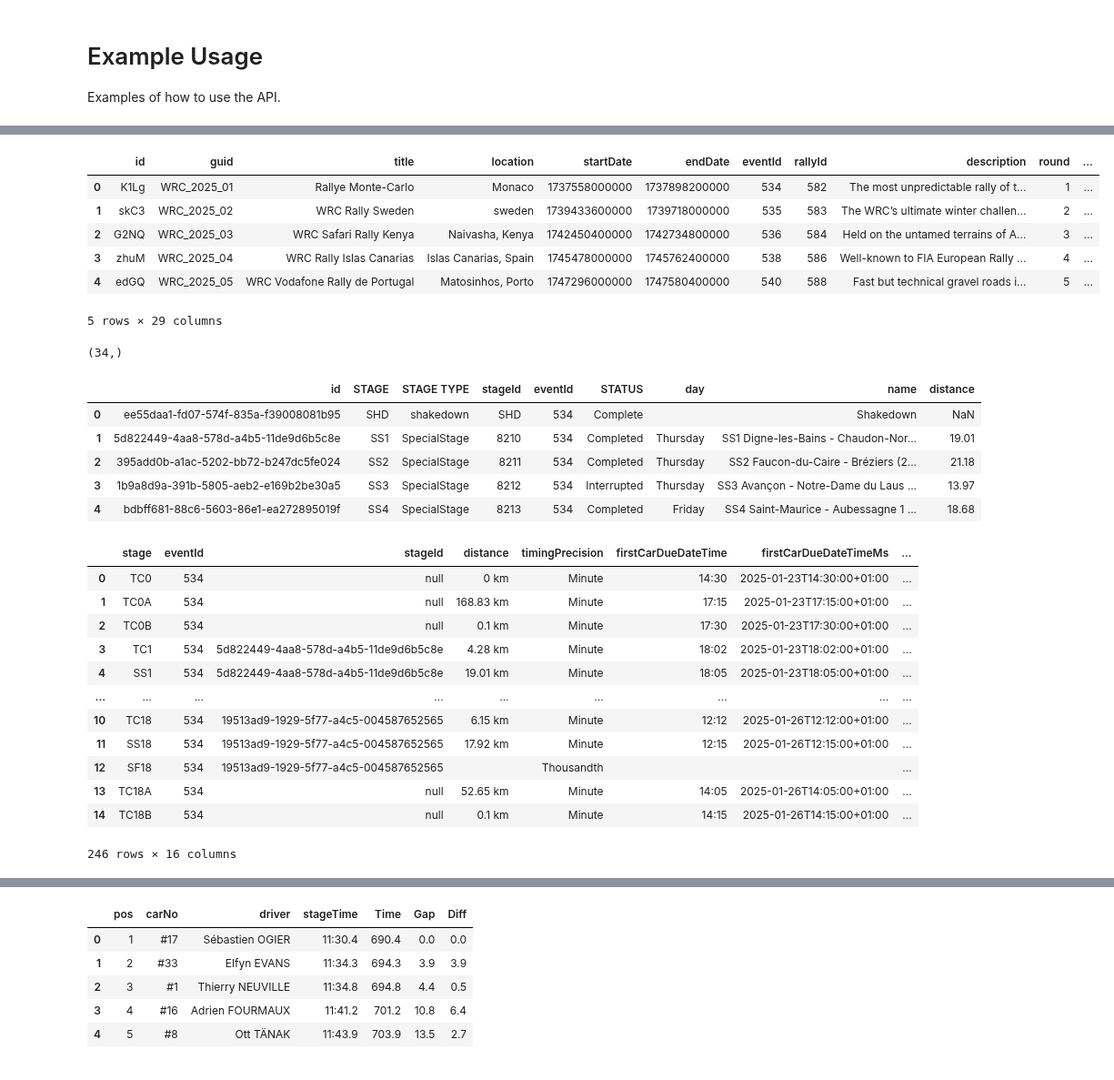
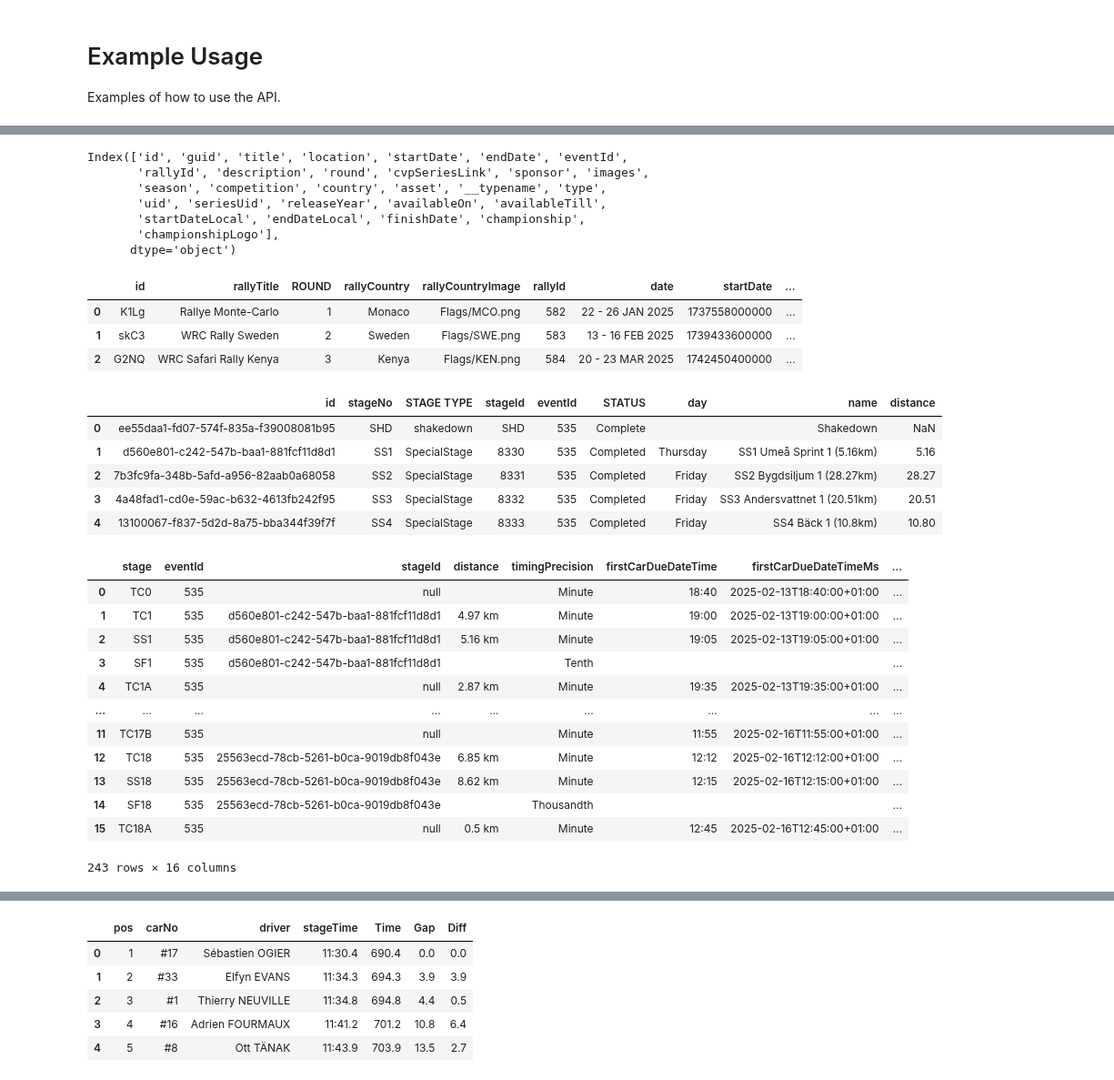
Before and after one commit to RallyDataJunkie/wrc-shinylive, a Jupyter notebook: src/shinyapp/.demo.ipynb, the cells around one changed output, grey strips where cells are left out. Shown at 91% size. Saved outputs shown, nothing was run; the diff lists cells and outputs as text; code cells hidden in the pictures.

```diff
--- a/src/shinyapp/.demo.ipynb
+++ b/src/shinyapp/.demo.ipynb
@@ -5,12 +52,12 @@ Examples of how to use the API.
 # %%
-from wrc_rallydj.wrc_api import WRCAPIClient, time_to_seconds
+from wrc_rallydj.livetiming_api import WRCLiveTimingAPIClient, time_to_seconds
 
 # The cacheing is tricky:
 # - we want to be able to force updates for live stages etc
 # There is internal state in the class, which stores
 # the last requested data unless we force an update
-# wrc = WRCAPIClient(use_cache=True, backend="sqlite", expire_after=600)
-wrc = WRCAPIClient(use_cache=True, backend="memory", expire_after=600)
+# wrc = WRCLiveTimingAPIClient(use_cache=True, backend="sqlite", expire_after=600)
+wrc = WRCLiveTimingAPIClient(use_cache=True, backend="memory", expire_after=600)
 
 # wrc.initialise(year=2024)
 # wrc.seasonId
@@ -45,40 +77,43 @@ NameError: name 'pd' is not defined
+# %%
+cal.columns
+# %% [output]
+Index(['id', 'guid', 'title', 'location', 'startDate', 'endDate', 'eventId',
+       'rallyId', 'description', 'round', 'cvpSeriesLink', 'sponsor', 'images',
+       'season', 'competition', 'country', 'asset', '__typename', 'type',
+       'uid', 'seriesUid', 'releaseYear', 'availableOn', 'availableTill',
+       'startDateLocal', 'endDateLocal', 'finishDate', 'championship',
+       'championshipLogo'],
+      dtype='object')
 # %%
-wrc.getFullCalendar().head()
+wrc.getResultsCalendar().head(3)
 # %% [output]
-|  | id | guid | title | location | startDate | endDate | eventId | rallyId | description | round | ... |
-| 0 | K1Lg | WRC_2025_01 | Rallye Monte-Carlo | Monaco | 1737558000000 | 1737898200000 | 534 | 582 | The most unpredictable rally of t... | 1 | ... |
-| 1 | skC3 | WRC_2025_02 | WRC Rally Sweden | sweden | 1739433600000 | 1739718000000 | 535 | 583 | The WRC’s ultimate winter challen... | 2 | ... |
-| 2 | G2NQ | WRC_2025_03 | WRC Safari Rally Kenya | Naivasha, Kenya | 1742450400000 | 1742734800000 | 536 | 584 | Held on the untamed terrains of A... | 3 | ... |
-| 3 | zhuM | WRC_2025_04 | WRC Rally Islas Canarias | Islas Canarias, Spain | 1745478000000 | 1745762400000 | 538 | 586 | Well-known to FIA European Rally ... | 4 | ... |
-| 4 | edGQ | WRC_2025_05 | WRC Vodafone Rally de Portugal | Matosinhos, Porto | 1747296000000 | 1747580400000 | 540 | 588 | Fast but technical gravel roads i... | 5 | ... |
+|  | id | rallyTitle | ROUND | rallyCountry | rallyCountryImage | rallyId | date | startDate | ... |
+| 0 | K1Lg | Rallye Monte-Carlo | 1 | Monaco | Flags/MCO.png | 582 | 22 - 26 JAN 2025 | 1737558000000 | ... |
+| 1 | skC3 | WRC Rally Sweden | 2 | Sweden | Flags/SWE.png | 583 | 13 - 16 FEB 2025 | 1739433600000 | ... |
+| 2 | G2NQ | WRC Safari Rally Kenya | 3 | Kenya | Flags/KEN.png | 584 | 20 - 23 MAR 2025 | 1742450400000 | ... |
-5 rows × 29 columns
-# %%
-wrc.seasonId,
-# %% [output]
-(34,)
 # %%
 df_stageDetails = wrc.getStageDetails()
 df_stageDetails.head()
 # %% [output]
-|  | id | STAGE | STAGE TYPE | stageId | eventId | STATUS | day | name | distance |
-| 0 | ee55daa1-fd07-574f-835a-f39008081b95 | SHD | shakedown | SHD | 534 | Complete |  | Shakedown | NaN |
-| 1 | 5d822449-4aa8-578d-a4b5-11de9d6b5c8e | SS1 | SpecialStage | 8210 | 534 | Completed | Thursday | SS1 Digne-les-Bains - Chaudon-Nor... | 19.01 |
-| 2 | 395add0b-a1ac-5202-bb72-b247dc5fe024 | SS2 | SpecialStage | 8211 | 534 | Completed | Thursday | SS2 Faucon-du-Caire - Bréziers (2... | 21.18 |
-| 3 | 1b9a8d9a-391b-5805-aeb2-e169b2be30a5 | SS3 | SpecialStage | 8212 | 534 | Interrupted | Thursday | SS3 Avançon - Notre-Dame du Laus ... | 13.97 |
-| 4 | bdbff681-88c6-5603-86e1-ea272895019f | SS4 | SpecialStage | 8213 | 534 | Completed | Friday | SS4 Saint-Maurice - Aubessagne 1 ... | 18.68 |
+|  | id | stageNo | STAGE TYPE | stageId | eventId | STATUS | day | name | distance |
+| 0 | ee55daa1-fd07-574f-835a-f39008081b95 | SHD | shakedown | SHD | 535 | Complete |  | Shakedown | NaN |
+| 1 | d560e801-c242-547b-baa1-881fcf11d8d1 | SS1 | SpecialStage | 8330 | 535 | Completed | Thursday | SS1 Umeå Sprint 1 (5.16km) | 5.16 |
+| 2 | 7b3fc9fa-348b-5afd-a956-82aab0a68058 | SS2 | SpecialStage | 8331 | 535 | Completed | Friday | SS2 Bygdsiljum 1 (28.27km) | 28.27 |
+| 3 | 4a48fad1-cd0e-59ac-b632-4613fb242f95 | SS3 | SpecialStage | 8332 | 535 | Completed | Friday | SS3 Andersvattnet 1 (20.51km) | 20.51 |
+| 4 | 13100067-f837-5d2d-8a75-bba344f39f7f | SS4 | SpecialStage | 8333 | 535 | Completed | Friday | SS4 Bäck 1 (10.8km) | 10.80 |
 # %%
 wrc.getItinerary()
 # %% [output]
 |  | stage | eventId | stageId | distance | timingPrecision | firstCarDueDateTime | firstCarDueDateTimeMs | ... |
-| 0 | TC0 | 534 | null | 0 km | Minute | 14:30 | 2025-01-23T14:30:00+01:00 | ... |
-| 1 | TC0A | 534 | null | 168.83 km | Minute | 17:15 | 2025-01-23T17:15:00+01:00 | ... |
-| 2 | TC0B | 534 | null | 0.1 km | Minute | 17:30 | 2025-01-23T17:30:00+01:00 | ... |
-| 3 | TC1 | 534 | 5d822449-4aa8-578d-a4b5-11de9d6b5c8e | 4.28 km | Minute | 18:02 | 2025-01-23T18:02:00+01:00 | ... |
-| 4 | SS1 | 534 | 5d822449-4aa8-578d-a4b5-11de9d6b5c8e | 19.01 km | Minute | 18:05 | 2025-01-23T18:05:00+01:00 | ... |
+| 0 | TC0 | 535 | null |  | Minute | 18:40 | 2025-02-13T18:40:00+01:00 | ... |
+| 1 | TC1 | 535 | d560e801-c242-547b-baa1-881fcf11d8d1 | 4.97 km | Minute | 19:00 | 2025-02-13T19:00:00+01:00 | ... |
+| 2 | SS1 | 535 | d560e801-c242-547b-baa1-881fcf11d8d1 | 5.16 km | Minute | 19:05 | 2025-02-13T19:05:00+01:00 | ... |
+| 3 | SF1 | 535 | d560e801-c242-547b-baa1-881fcf11d8d1 |  | Tenth |  |  | ... |
+| 4 | TC1A | 535 | null | 2.87 km | Minute | 19:35 | 2025-02-13T19:35:00+01:00 | ... |
 | ... | ... | ... | ... | ... | ... | ... | ... | ... |
-| 10 | TC18 | 534 | 19513ad9-1929-5f77-a4c5-004587652565 | 6.15 km | Minute | 12:12 | 2025-01-26T12:12:00+01:00 | ... |
-| 11 | SS18 | 534 | 19513ad9-1929-5f77-a4c5-004587652565 | 17.92 km | Minute | 12:15 | 2025-01-26T12:15:00+01:00 | ... |
-| 12 | SF18 | 534 | 19513ad9-1929-5f77-a4c5-004587652565 |  | Thousandth |  |  | ... |
-| 13 | TC18A | 534 | null | 52.65 km | Minute | 14:05 | 2025-01-26T14:05:00+01:00 | ... |
-| 14 | TC18B | 534 | null | 0.1 km | Minute | 14:15 | 2025-01-26T14:15:00+01:00 | ... |
+| 11 | TC17B | 535 | null |  | Minute | 11:55 | 2025-02-16T11:55:00+01:00 | ... |
+| 12 | TC18 | 535 | 25563ecd-78cb-5261-b0ca-9019db8f043e | 6.85 km | Minute | 12:12 | 2025-02-16T12:12:00+01:00 | ... |
+| 13 | SS18 | 535 | 25563ecd-78cb-5261-b0ca-9019db8f043e | 8.62 km | Minute | 12:15 | 2025-02-16T12:15:00+01:00 | ... |
+| 14 | SF18 | 535 | 25563ecd-78cb-5261-b0ca-9019db8f043e |  | Thousandth |  |  | ... |
+| 15 | TC18A | 535 | null | 0.5 km | Minute | 12:45 | 2025-02-16T12:45:00+01:00 | ... |
-246 rows × 16 columns
+243 rows × 16 columns
```
Also changed, not shown: parts of 27 cells of this notebook, 45 other files.
